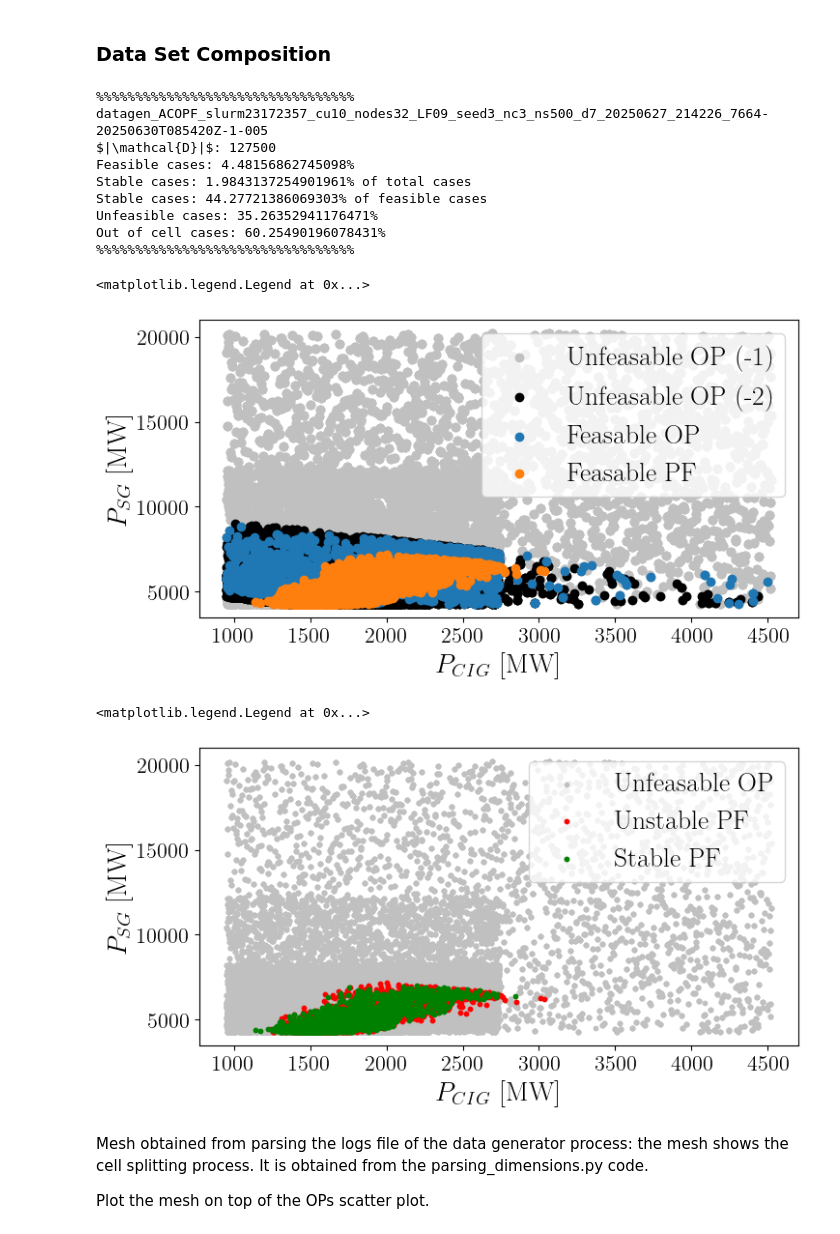
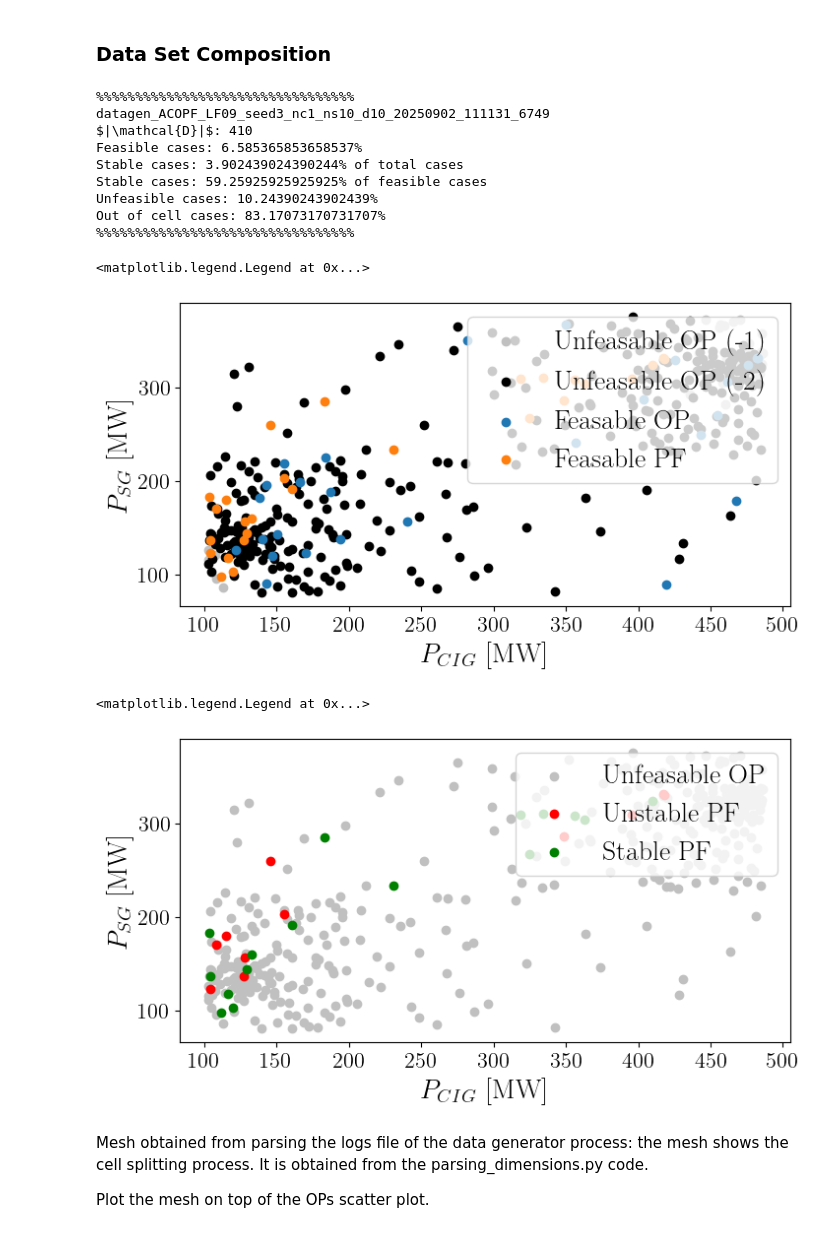
Before and after one commit to MauroGarciaLorenzo/datagen, a Jupyter notebook: post_processing/Post_processing.ipynb, the cells around one changed output. Saved outputs shown, nothing was run; the diff lists cells and outputs as text; code cells hidden in the pictures.

```diff
--- a/post_processing/Post_processing.ipynb
+++ b/post_processing/Post_processing.ipynb
@@ -36,13 +36,15 @@ plt.rcParams.update({"figure.figsize": [8, 4],
 # %% [markdown]
 ## Data description
 # %%
-path = '../results/MareNostrum'
+path = '../results/'
 
-dir_name = 'datagen_ACOPF_slurm23172357_cu10_nodes32_LF09_seed3_nc3_ns500_d7_20250627_214226_7664-20250630T085420Z-1-005'
+dir_name=[dir_name for dir_name in os.listdir(path)][1]# if dir_name.startswith('datagen') and 'zip' not in dir_name]#
 
 path_results = os.path.join(path, dir_name)
 
 results_dataframes, csv_files = open_csv(path_results, ['cases_df.csv', 'case_df_op.csv'])
+
+dataset_ID= dir_name[-5:]
 # %%
 columns_in_df = dict()
 for key, item in results_dataframes.items():
@@ -145,13 +147,13 @@ results_dataframes['case_df_op']['QD'] = results_dataframes['case_df_op'][QL_col
 perc_stability(results_dataframes['case_df_op'], dir_name)
 # %% [output]
 %%%%%%%%%%%%%%%%%%%%%%%%%%%%%%%%%
-datagen_ACOPF_slurm23172357_cu10_nodes32_LF09_seed3_nc3_ns500_d7_20250627_214226_7664-20250630T085420Z-1-005
-$|\mathcal{D}|$: 127500
-Feasible cases: 4.48156862745098%
-Stable cases: 1.9843137254901961% of total cases
-Stable cases: 44.27721386069303% of feasible cases
-Unfeasible cases: 35.26352941176471%
-Out of cell cases: 60.25490196078431%
+datagen_ACOPF_LF09_seed3_nc1_ns10_d10_20250902_111131_6749
+$|\mathcal{D}|$: 410
+Feasible cases: 6.585365853658537%
+Stable cases: 3.902439024390244% of total cases
+Stable cases: 59.25925925925925% of feasible cases
+Unfeasible cases: 10.24390243902439%
+Out of cell cases: 83.17073170731707%
 %%%%%%%%%%%%%%%%%%%%%%%%%%%%%%%%%
 # %%
 # %% ---- SELECT ONLY FEASIBLE CASES ----
@@ -208,18 +210,18 @@ ax.set_ylabel('$P_{SG}$ [MW]')
 plt.legend()
 # %% [output]
 <matplotlib.legend.Legend at 0x...>
-[figure, old version]
+[figure, new version]
 # %%
 fig, ax = plt.subplots()
-ax.scatter(dimensions_caseid_unfeasible['p_cig'], dimensions_caseid_unfeasible['p_sg'],color='silver', label='Unfeasable OP', s=10)
-ax.scatter(dimensions_caseid_feasible.query('Stability ==0')['p_cig'], dimensions_caseid_feasible.query('Stability ==0')['p_sg'], color='r',label='Unstable PF', s=10)
-ax.scatter(dimensions_caseid_feasible.query('Stability ==1')['p_cig'], dimensions_caseid_feasible.query('Stability ==1')['p_sg'], color='g', label='Stable PF', s=10)
+ax.scatter(dimensions_caseid_unfeasible['p_cig'], dimensions_caseid_unfeasible['p_sg'],color='silver', label='Unfeasable OP')
+ax.scatter(dimensions_caseid_feasible.query('Stability ==0')['p_cig'], dimensions_caseid_feasible.query('Stability ==0')['p_sg'], color='r',label='Unstable PF')
+ax.scatter(dimensions_caseid_feasible.query('Stability ==1')['p_cig'], dimensions_caseid_feasible.query('Stability ==1')['p_sg'], color='g', label='Stable PF')
 ax.set_xlabel('$P_{CIG}$ [MW]')
 ax.set_ylabel('$P_{SG}$ [MW]')
 plt.legend()
 # %% [output]
 <matplotlib.legend.Legend at 0x...>
-[figure, old version]
+[figure, new version]
 # %% [markdown]
 Mesh obtained from parsing the logs file of the data generator process: the mesh shows the cell splitting process. It is obtained from the parsing_dimensions.py code.
 
```
Also changed, not shown: parts of 50 cells of this notebook, 9 other files.
